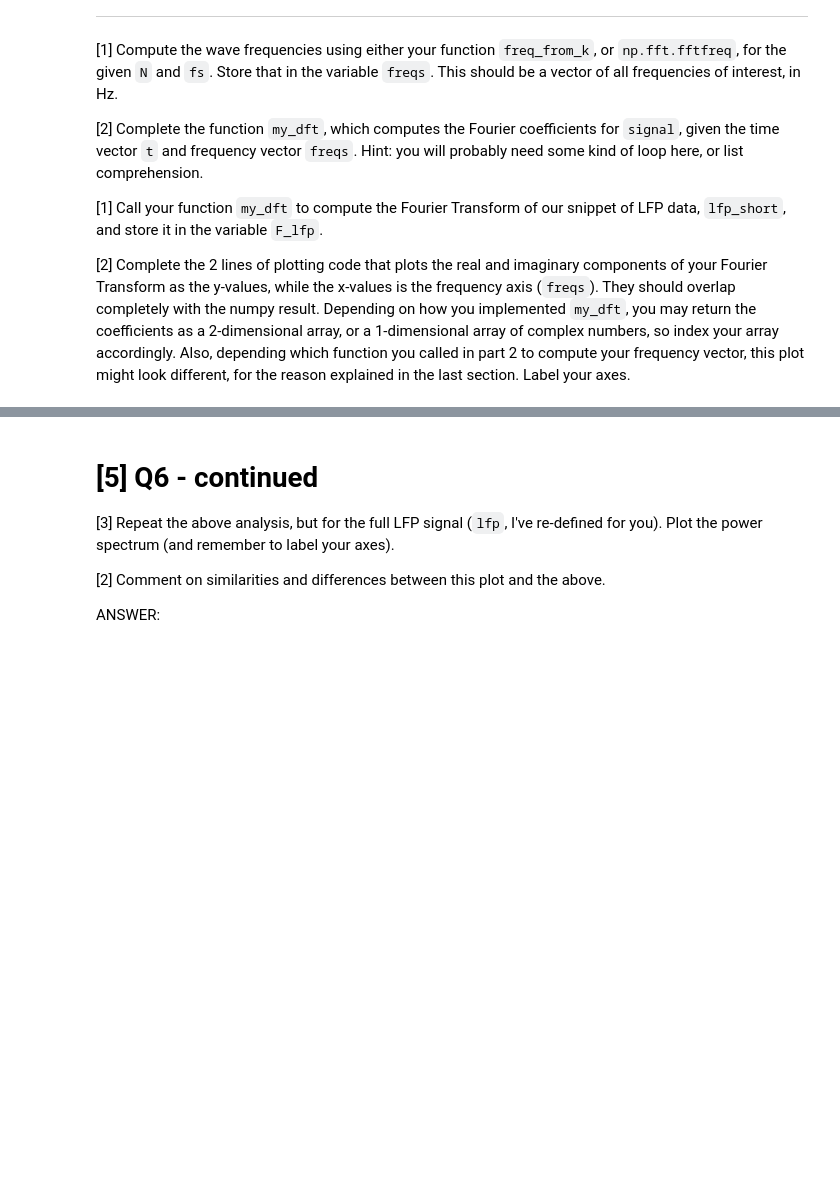
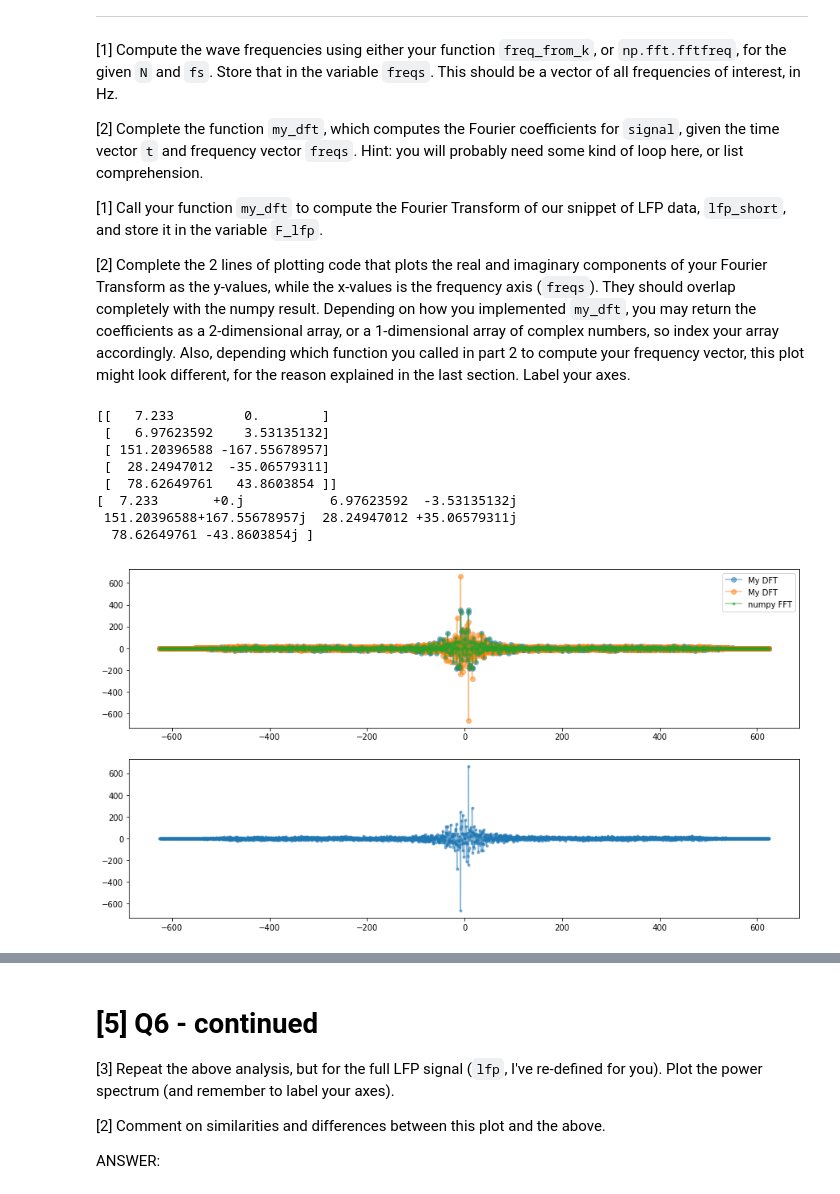
Before and after one commit to kevinice95/COGS118C, a Jupyter notebook: Assignments/A2-FourierTransform.ipynb, the cells around one changed output, grey strips where cells are left out. Saved outputs shown, nothing was run; the diff lists cells and outputs as text; code cells hidden in the pictures; blank space fills up the shorter version.

```diff
--- a/Assignments/A2-FourierTransform.ipynb
+++ b/Assignments/A2-FourierTransform.ipynb
@@ -359,32 +360,40 @@ Now, you have all the components for writing your own Discrete Fourier Transform
 # %%
 fs = 1250
 N = len(lfp_short)
 
-freqs = # _FILL_IN_YOUR_CODE_HERE
+freqs = np.fft.fftfreq(N,1/fs)
 
 def my_dft(signal, t, freqs):
-    # _FILL_IN_YOUR_CODE_HERE
-    return
+    return np.array([dot_cos_sin(lfp_short,t_short,freq) for freq in freqs])
 
-F_lfp = # _FILL_IN_YOUR_CODE_HERE
+F_lfp = my_dft(lfp_short,t_short,freqs)
 F_lfp_np = np.fft.fft(lfp_short) # calling np.fft to make sure you have the right answers
-
 # plotting code
 plt.figure(figsize=(15,8))
 plt.subplot(2,1,1)
 # _FILL_IN_YOUR_CODE_HERE
-plt.plot(_FILL_IN_YOUR_CODE_HERE, 'o-', alpha=0.5, label='My DFT')
+plt.plot(freqs,F_lfp, 'o-', alpha=0.5, label='My DFT')
 plt.plot(freqs, F_lfp_np.real, '.-', alpha=0.5, label='numpy FFT')
 plt.legend()
 
 plt.subplot(2,1,2)
-plt.plot(_FILL_IN_YOUR_CODE_HERE, 'o-', alpha=0.5) # you might need a negative in front of the imag component
+#plt.plot(_FILL_IN_YOUR_CODE_HERE, 'o-', alpha=0.5) # you might need a negative in front of the imag component
 plt.plot(freqs, F_lfp_np.imag, '.-', alpha=0.5)
 
 # print the first 10 coefficients to make sure they're the same
 # the signs will be flipped for the imaginary component
 print(F_lfp[:5,:])
 print(F_lfp_np[:5])
+# %% [output]
+[[   7.233         0.        ]
+ [   6.97623592    3.53135132]
+ [ 151.20396588 -167.55678957]
+ [  28.24947012  -35.06579311]
+ [  78.62649761   43.8603854 ]]
+[  7.233       +0.j           6.97623592  -3.53135132j
+ 151.20396588+167.55678957j  28.24947012 +35.06579311j
+  78.62649761 -43.8603854j ]
+[figure, added]
 # %% [markdown]
 # [3 + 1 Bonus] Q6: Power Spectrum
 The above two plots are the real and imaginary coefficients spectra. While looking at them is interesting, we are often interested in another spectrum, the **power spectrum** of a signal, which is the squared magnitude of the complex vector (defined by coefficients `a_coef` and `b_coef`) at every frequency. This representation tells us which components are the strongest (has the highest power) in our data.
```
Also changed, not shown: parts of 1 cell of this notebook.
